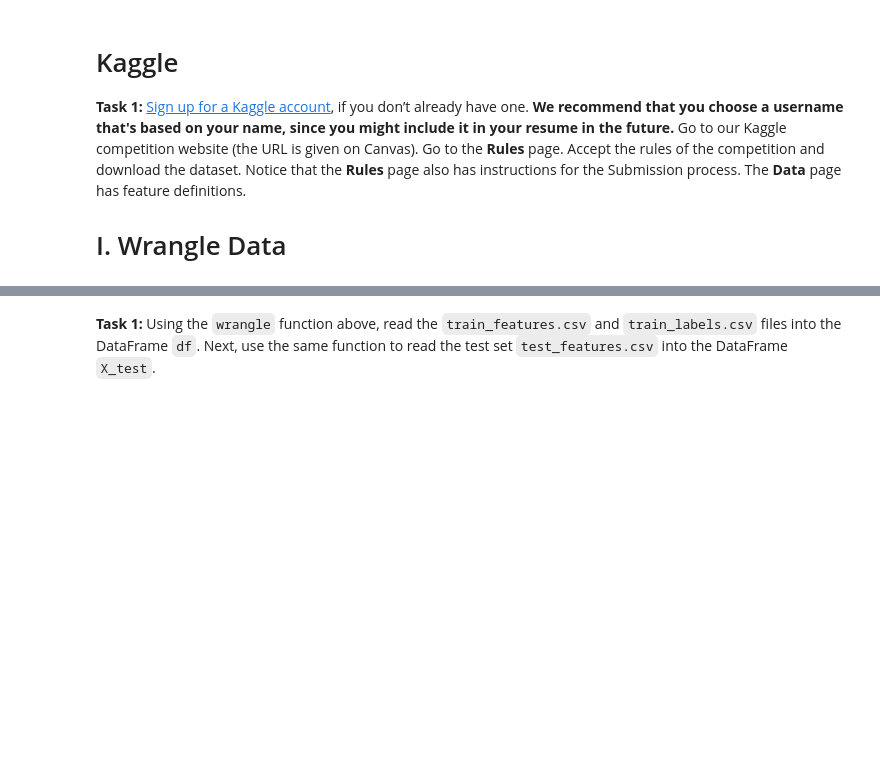
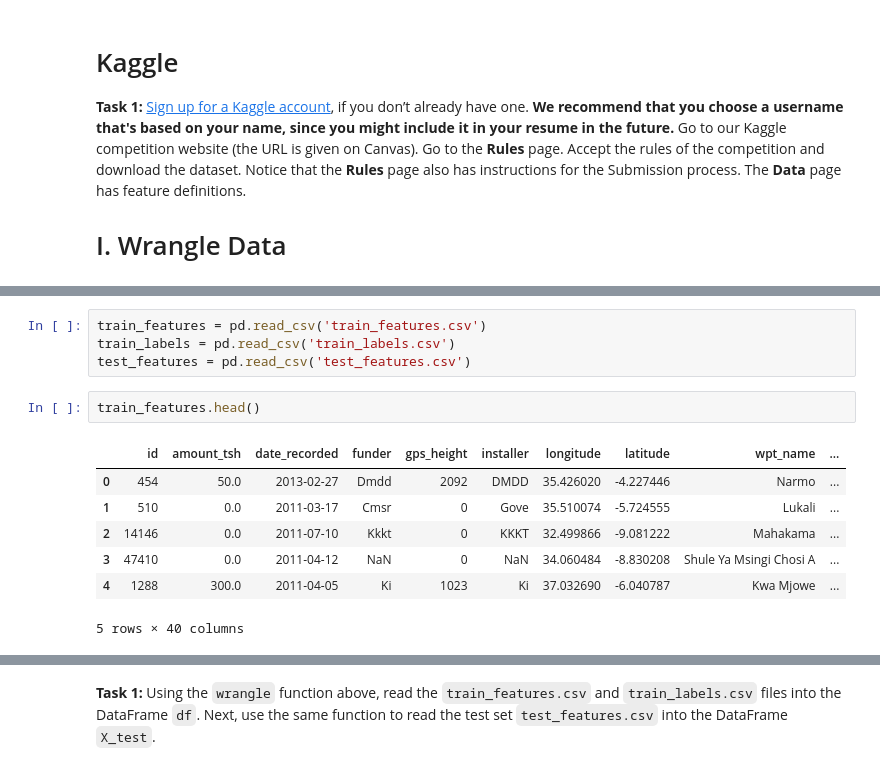
Before and after one commit to Vasanta2002/Data_Wrangling, a Jupyter notebook: module1-decision-trees/LS_DS_221_assignments.ipynb, the cells around one changed output, grey strips where cells are left out. Drawn from its saved outputs; the diff is of its cells as text; blank space fills up the shorter version.

```diff
--- a/module1-decision-trees/LS_DS_221_assignments.ipynb
+++ b/module1-decision-trees/LS_DS_221_assignments.ipynb
@@ -39,0 +80,14 @@ You should limit yourself to the following libraries for this project:
+# %%
+train_features = pd.read_csv('train_features.csv')
+train_labels = pd.read_csv('train_labels.csv')
+test_features = pd.read_csv('test_features.csv')
+# %%
+train_features.head()
+# %% [output]
+|  | id | amount_tsh | date_recorded | funder | gps_height | installer | longitude | latitude | wpt_name | ... |
+| 0 | 454 | 50.0 | 2013-02-27 | Dmdd | 2092 | DMDD | 35.426020 | -4.227446 | Narmo | ... |
+| 1 | 510 | 0.0 | 2011-03-17 | Cmsr | 0 | Gove | 35.510074 | -5.724555 | Lukali | ... |
+| 2 | 14146 | 0.0 | 2011-07-10 | Kkkt | 0 | KKKT | 32.499866 | -9.081222 | Mahakama | ... |
+| 3 | 47410 | 0.0 | 2011-04-12 | NaN | 0 | NaN | 34.060484 | -8.830208 | Shule Ya Msingi Chosi A | ... |
+| 4 | 1288 | 300.0 | 2011-04-05 | Ki | 1023 | Ki | 37.032690 | -6.040787 | Kwa Mjowe | ... |
+5 rows × 40 columns
```
Also changed, not shown: parts of 24 cells of this notebook.
